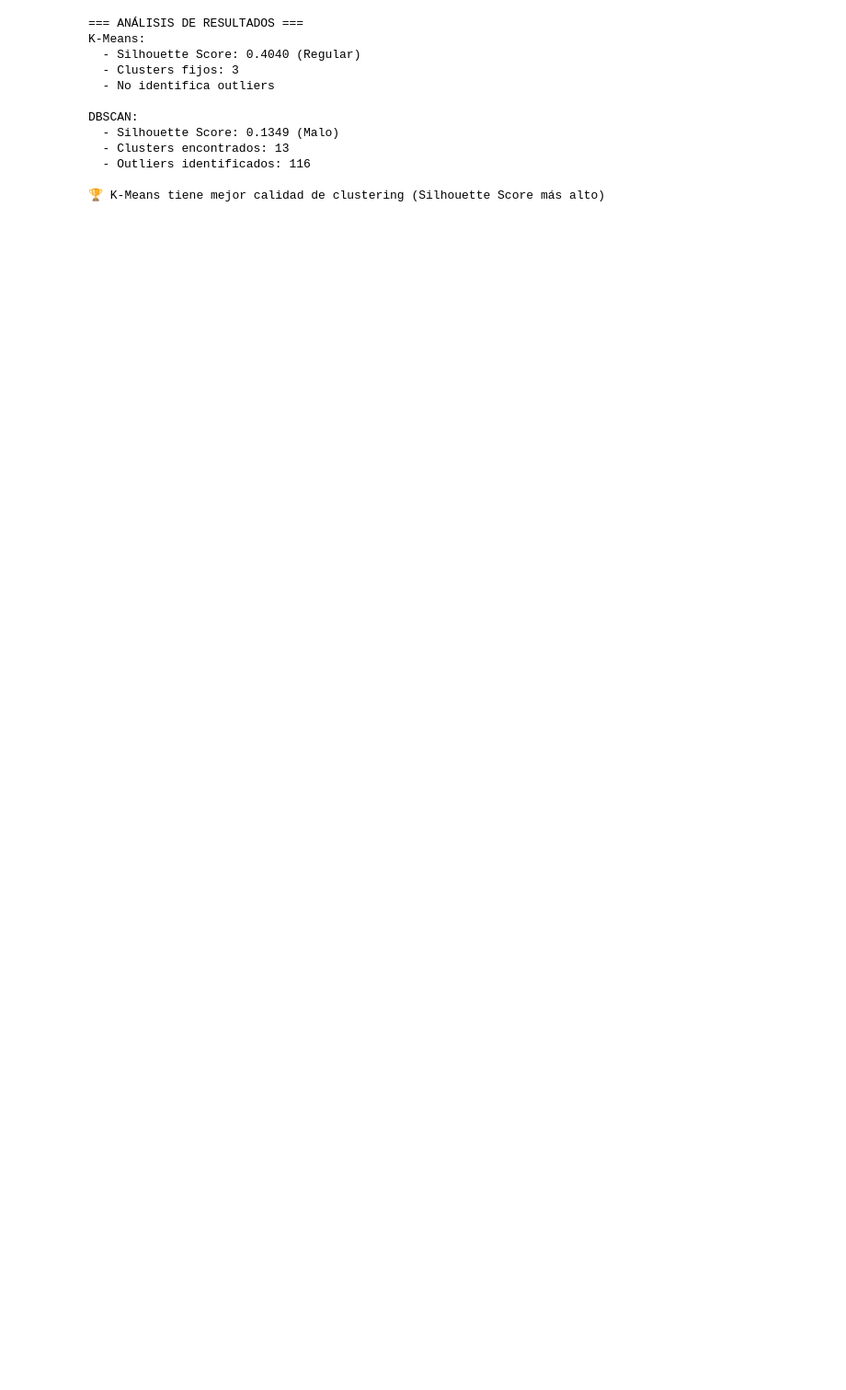
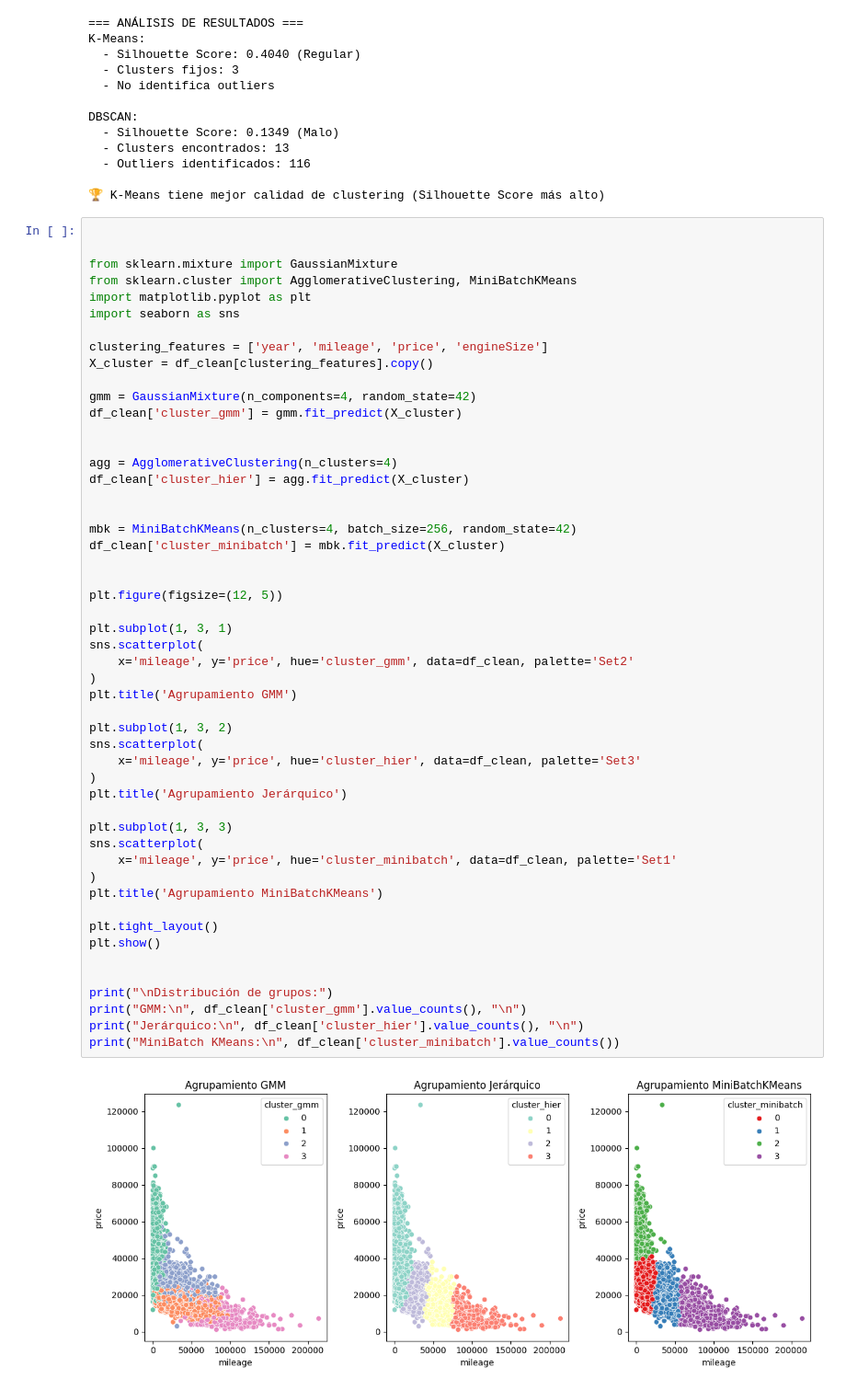
Before and after one commit to Manulol1904/ML_proyecto, a Jupyter notebook: limpieza.ipynb, the cells around one changed output. Shown at 92% size. Drawn from its saved outputs; the diff is of its cells as text; blank space fills up the shorter version.

Commit message:
se agregan los 2 ultimos bloques de codigo con sus graficas indicando los mejores puntajes despues de usar cluster

```diff
--- a/limpieza.ipynb
+++ b/limpieza.ipynb
@@ -1200,3 +1201,56 @@ DBSCAN:
   - Outliers identificados: 116
 
 🏆 K-Means tiene mejor calidad de clustering (Silhouette Score más alto)
+# %%
+
+
+from sklearn.mixture import GaussianMixture
+from sklearn.cluster import AgglomerativeClustering, MiniBatchKMeans
+import matplotlib.pyplot as plt
+import seaborn as sns
+
+clustering_features = ['year', 'mileage', 'price', 'engineSize']
+X_cluster = df_clean[clustering_features].copy()
+
+gmm = GaussianMixture(n_components=4, random_state=42)
+df_clean['cluster_gmm'] = gmm.fit_predict(X_cluster)
+
+
+agg = AgglomerativeClustering(n_clusters=4)
+df_clean['cluster_hier'] = agg.fit_predict(X_cluster)
+
+
+mbk = MiniBatchKMeans(n_clusters=4, batch_size=256, random_state=42)
+df_clean['cluster_minibatch'] = mbk.fit_predict(X_cluster)
+
+
+plt.figure(figsize=(12, 5))
+
+plt.subplot(1, 3, 1)
+sns.scatterplot(
+    x='mileage', y='price', hue='cluster_gmm', data=df_clean, palette='Set2'
+)
+plt.title('Agrupamiento GMM')
+
+plt.subplot(1, 3, 2)
+sns.scatterplot(
+    x='mileage', y='price', hue='cluster_hier', data=df_clean, palette='Set3'
+)
+plt.title('Agrupamiento Jerárquico')
+
+plt.subplot(1, 3, 3)
+sns.scatterplot(
+    x='mileage', y='price', hue='cluster_minibatch', data=df_clean, palette='Set1'
+)
+plt.title('Agrupamiento MiniBatchKMeans')
+
+plt.tight_layout()
+plt.show()
+
+
+print("\nDistribución de grupos:")
+print("GMM:\n", df_clean['cluster_gmm'].value_counts(), "\n")
+print("Jerárquico:\n", df_clean['cluster_hier'].value_counts(), "\n")
+print("MiniBatch KMeans:\n", df_clean['cluster_minibatch'].value_counts())
+# %% [output]
+[figure, added]
```
Also changed, not shown: parts of 6 cells of this notebook.
